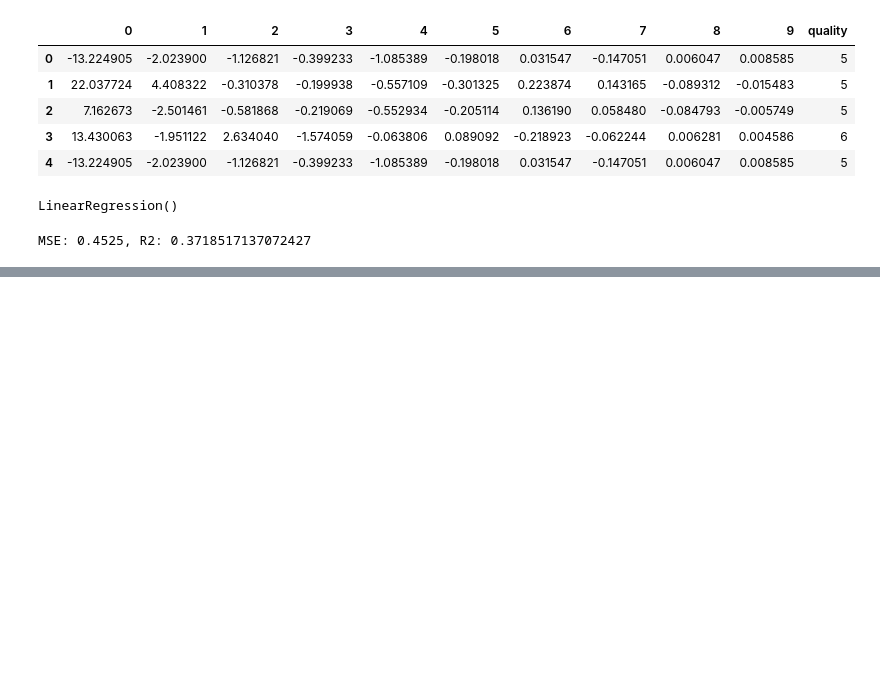
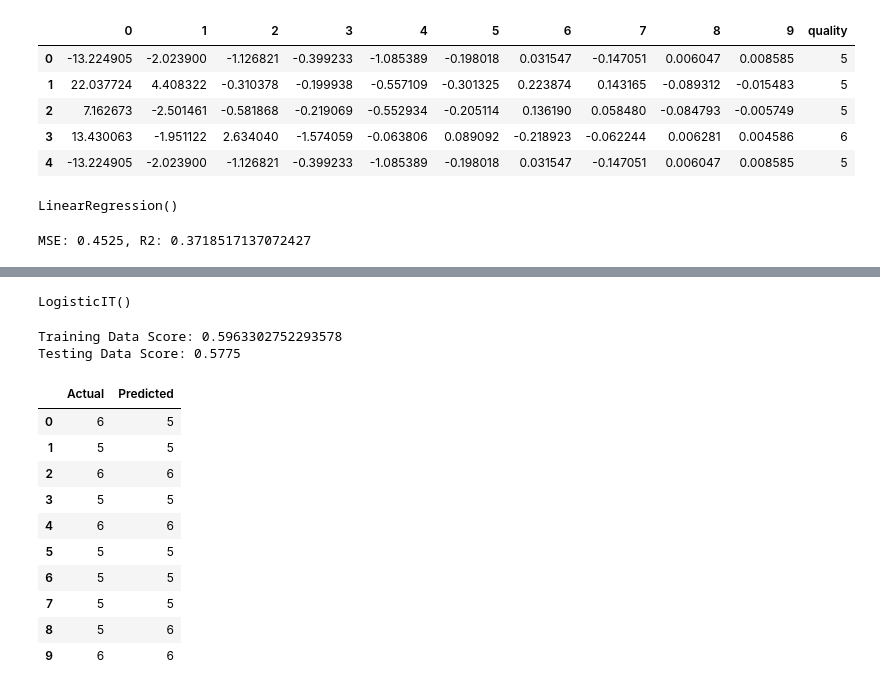
Before and after one commit to calderon0423/Perfectly_Paired, a Jupyter notebook: Red_Analysis/Red_Wine_Regression.ipynb, the cells around one changed output, grey strips where cells are left out. Drawn from its saved outputs; the diff is of its cells as text; code cells hidden in the pictures; blank space fills up the shorter version.

```diff
--- a/Red_Analysis/Red_Wine_Regression.ipynb
+++ b/Red_Analysis/Red_Wine_Regression.ipynb
@@ -389,0 +413,3 @@ MSE: 0.4525, R2: 0.3718517137072427
+# %%
+from sklearn.model_selection import train_test_split
+X_train, X_test, y_train, y_test = train_test_split(X, y, random_state=42)
@@ -389,0 +424,28 @@ MSE: 0.4525, R2: 0.3718517137072427
+# %%
+classifier.fit(X_train_scaled, y_train)
+# %% [output]
+LogisticIT()
+# %%
+print(f"Training Data Score: {classifier.score(X_train_scaled, y_train)}")
+print(f"Testing Data Score: {classifier.score(X_test_scaled, y_test)}")
+# %% [output]
+Training Data Score: 0.5963302752293578
+Testing Data Score: 0.5775
+# %%
+actual = np.array(y_test)
+actual_df = pd.DataFrame(y_test.flatten())
+actual_df["Predicted"] = predictions
+comparison = actual_df.rename(columns = {0: "Actual"})
+comparison.head(10)
+# %% [output]
+|  | Actual | Predicted |
+| 0 | 6 | 5 |
+| 1 | 5 | 5 |
+| 2 | 6 | 6 |
+| 3 | 5 | 5 |
+| 4 | 6 | 6 |
+| 5 | 5 | 5 |
+| 6 | 5 | 5 |
+| 7 | 5 | 5 |
+| 8 | 5 | 6 |
+| 9 | 6 | 6 |
```
Also changed, not shown: parts of 7 cells of this notebook, 1 other file.
